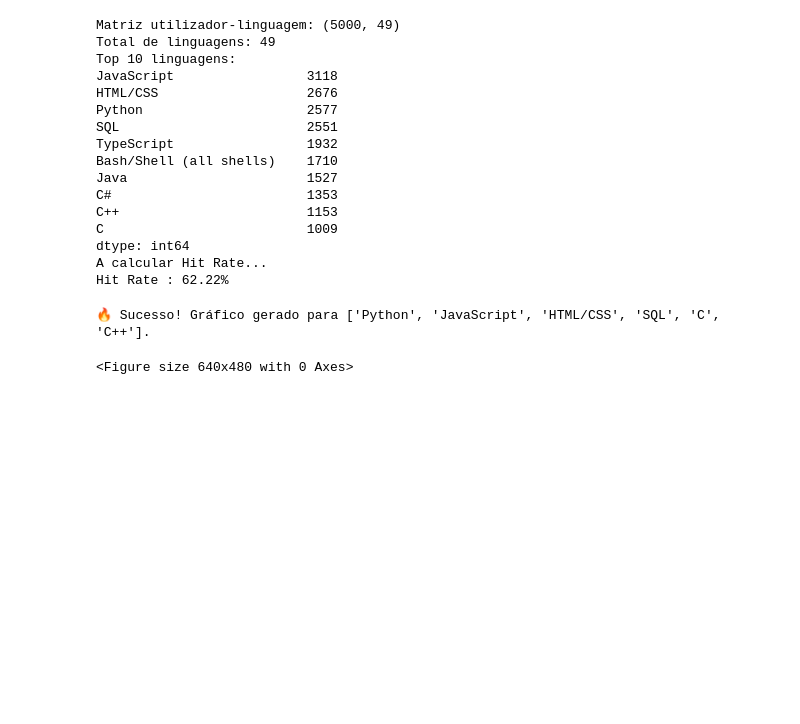
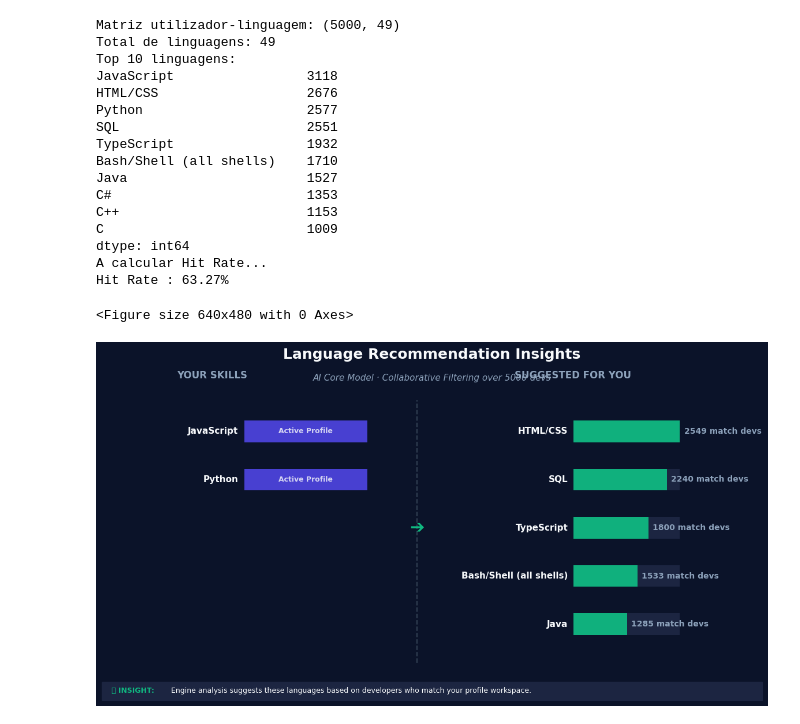
Before and after one commit to Rodrigo-CPEio/DataSet_GroupProject, a Jupyter notebook: Notebooks/Notebook_Bruna.ipynb, the cells around one changed output. Saved outputs shown, nothing was run; the diff lists cells and outputs as text; code cells hidden in the pictures; blank space fills up the shorter version.

Commit message:
[SPR1][TASK1] mudanças dos notebooks dos recommendation algorithm

```diff
--- a/Notebooks/Notebook_Bruna.ipynb
+++ b/Notebooks/Notebook_Bruna.ipynb
@@ -4,9 +4,8 @@ import pandas as pd
 import numpy as np
 import matplotlib.pyplot as plt
 import matplotlib.patches as mpatches
-import io
 import base64
-import requests  # Requisito para a API dinâmina
+import requests
 from sklearn.metrics.pairwise import cosine_similarity
 from sklearn.preprocessing import MultiLabelBinarizer
 
@@ -82,7 +81,7 @@ def avaliar_sistema(lang_df, n_test=50, n_similar=10, n_recommendations=5):
         col_idx = lang_df_temp.columns.get_loc(lang_escondida)
         lang_df_temp.iloc[idx, col_idx] = 0
 
-        _, recomendacoes_test   = recomendar_linguagens(
+        _, recomendacoes_test = recomendar_linguagens(
             idx, lang_df_temp, n_similar, n_recommendations)
         if lang_escondida in recomendacoes_test.index:
             hits += 1
@@ -95,23 +94,21 @@ hit_rate = avaliar_sistema(lang_df, n_test=50)
 print(f"Hit Rate : {hit_rate:.2%}")
 
 # ─────────────────────────────────────────────
-# GERAR O GRÁFICO BONITO E ENVIAR TUDO VIA API
+# GERAR O GRÁFICO E ENVIAR TUDO VIA API
 # ─────────────────────────────────────────────
 def calcular_e_enviar_dashboard(linguagens_do_user, lang_df, mlb, n_similar=20, n_recommendations=5):
-    # 1. Algoritmo para o user atual
-    user_matrix = mlb.transform([linguagens_do_user])
-    user_vector = user_matrix[0].reshape(1, -1)
+    # 1. Algoritmo
+    user_matrix  = mlb.transform([linguagens_do_user])
+    user_vector  = user_matrix[0].reshape(1, -1)
     langs_atuais = set(linguagens_do_user)
 
     similaridades = cosine_similarity(user_vector, lang_df.values)[0]
-
-    similar_idx = np.argsort(similaridades)[::-1]
-    similar_idx = [idx for idx in similar_idx if lang_df.index[idx] != "user_atual"][:n_similar]
+    similar_idx   = np.argsort(similaridades)[::-1]
+    similar_idx   = [idx for idx in similar_idx if lang_df.index[idx] != "user_atual"][:n_similar]
 
     lang_scores = lang_df.iloc[similar_idx].sum()
     lang_scores = lang_scores.drop(labels=[l for l in langs_atuais if l in lang_scores.index], errors='ignore')
 
-    # BLINDAGEM CONTRA ZEROS
     if lang_scores.sum() == 0 or lang_scores.head(n_recommendations).index.tolist() == sorted(lang_scores.head(n_recommendations).index.tolist()):
         linhas_com_intersecao = lang_df[lang_df[list(langs_atuais)].sum(axis=1) > 0]
         if not linhas_com_intersecao.empty:
@@ -119,13 +116,14 @@ def calcular_e_enviar_dashboard(linguagens_do_user, lang_df, mlb, n_similar=20,
             lang_scores = lang_scores.drop(labels=[l for l in langs_atuais if l in lang_scores.index], errors='ignore')
 
     top_recs_series = lang_scores.sort_values(ascending=False).head(n_recommendations)
-    top_recs_list = top_recs_series.index.tolist()
+    top_recs_list   = top_recs_series.index.tolist()
 
-    # 2. CONSTRUÇÃO DO GRÁFICO MATPLOTLIB (CORRIGIDO)
+    # 2. Gráfico Matplotlib
     bg_color   = "#0b1329"
     card_color = "#1c2541"
     text_light = "#f8fafc"
     text_muted = "#8da2bb"
+    text_gray  = "#8da2bb"
     color_curr = "#4f46e5"
     color_rec  = "#10b981"
 
@@ -135,7 +133,6 @@ def calcular_e_enviar_dashboard(linguagens_do_user, lang_df, mlb, n_similar=20,
     fig.text(0.5, 0.96, "Language Recommendation Insights", ha="center", va="top", fontsize=18, fontweight="bold", color=text_light)
     fig.text(0.5, 0.89, f"AI Core Model · Collaborative Filtering over {len(lang_df)} devs", ha="center", va="top", fontsize=11, color=text_muted, style="italic")
 
-    # Painel da Esquerda (Mais espaço horizontal)
     ax1 = fig.add_axes([0.16, 0.12, 0.27, 0.72])
     ax1.set_facecolor(bg_color)
 
@@ -154,11 +151,9 @@ def calcular_e_enviar_dashboard(linguagens_do_user, lang_df, mlb, n_similar=20,
     ax1.set_title("YOUR SKILLS", fontsize=12, fontweight="800", color=text_muted, pad=18, loc="left")
     ax1.invert_yaxis()
 
-    # Divisor Central
     fig.add_artist(plt.Line2D([0.48, 0.48], [0.12, 0.82], color="#334155", linewidth=1.5, linestyle="--", transform=fig.transFigure))
     fig.text(0.48, 0.48, "➔", ha="center", va="center", fontsize=22, color=color_rec, fontweight="bold", transform=fig.transFigure)
 
-    # Painel da Direita (Mais espaço horizontal)
     ax2 = fig.add_axes([0.61, 0.12, 0.27, 0.72])
     ax2.set_facecolor(bg_color)
 
@@ -171,7 +166,6 @@ def calcular_e_enviar_dashboard(linguagens_do_user, lang_df, mlb, n_similar=20,
             pct = score / max_score
             ax2.barh(i, 100, color=card_color, height=0.45, edgecolor="none")
             ax2.barh(i, pct * 100, color=color_rec, alpha=0.95, height=0.45, edgecolor="none")
-
             ax2.text(-5, i, lang, ha="right", va="center", fontsize=11, fontweight="600", color=text_light)
             ax2.text(pct * 100 + 4, i, f"{score:.0f} match devs", ha="left", va="center", fontsize=10, color=text_gray, fontweight="600")
         ax2.set_ylim(-0.8, 4.8)
@@ -183,7 +177,6 @@ def calcular_e_enviar_dashboard(linguagens_do_user, lang_df, mlb, n_similar=20,
     ax2.axis("off")
     ax2.set_title("SUGGESTED FOR YOU", fontsize=12, fontweight="800", color=text_muted, pad=18, loc="left")
 
-    # Nota Informativa de Rodapé
     insight_ax = fig.add_axes([0.06, 0.02, 0.88, 0.05])
     insight_ax.set_facecolor(card_color)
     insight_ax.set_xlim(0, 1)
@@ -196,36 +189,44 @@ def calcular_e_enviar_dashboard(linguagens_do_user, lang_df, mlb, n_similar=20,
     insight_ax.text(0.015, 0.5, "💡 INSIGHT:", fontsize=9, fontweight="900", color=color_rec, va="center")
     insight_ax.text(0.105, 0.5, "Engine analysis suggests these languages based on developers who match your profile workspace.", fontsize=9, color=text_light, va="center")
 
-    # Gravar a imagem física
+    # Guardar PNG e converter para HTML via base64
     plt.savefig("recommendation_system.png", dpi=150, bbox_inches="tight", facecolor=bg_color)
+    plt.show()
     plt.close()
 
+    with open("recommendation_system.png", "rb") as f:
+        img_base64 = base64.b64encode(f.read()).decode("utf-8")
+
+    with open("../Public/assets/recommendation_system.html", "w") as f:
+        f.write(f'<img src="embedded-picture" style="max-width:100%; border-radius:12px;">')
+
+    # Enviar recomendações para a API
     url_do_servidor = "http://localhost:3000/developer/api/update-recommendations"
     try:
         requests.post(url_do_servidor, json={"recommendations": top_recs_list})
         print(f"🔥 Sucesso! Gráfico gerado para {linguagens_do_user}.")
     except:
         pass
 
 # --- CORRER O PROCESSO ---
 linguagens_do_dashboard = ['Python', 'JavaScript']
 calcular_e_enviar_dashboard(linguagens_do_dashboard, lang_df, mlb)
 # %% [output]
 Matriz utilizador-linguagem: (5000, 49)
 Total de linguagens: 49
 Top 10 linguagens:
 JavaScript                 3118
 HTML/CSS                   2676
 Python                     2577
 SQL                        2551
 TypeScript                 1932
 Bash/Shell (all shells)    1710
 Java                       1527
 C#                         1353
 C++                        1153
 C                          1009
 dtype: int64
 A calcular Hit Rate...
-Hit Rate : 62.22%
+Hit Rate : 63.27%
-🔥 Sucesso! Gráfico gerado para ['Python', 'JavaScript', 'HTML/CSS', 'SQL', 'C', 'C++'].
+<Figure size 640x480 with 0 Axes>
-<Figure size 640x480 with 0 Axes>
+[figure, added]
```
Also changed, not shown: 1 other file.
